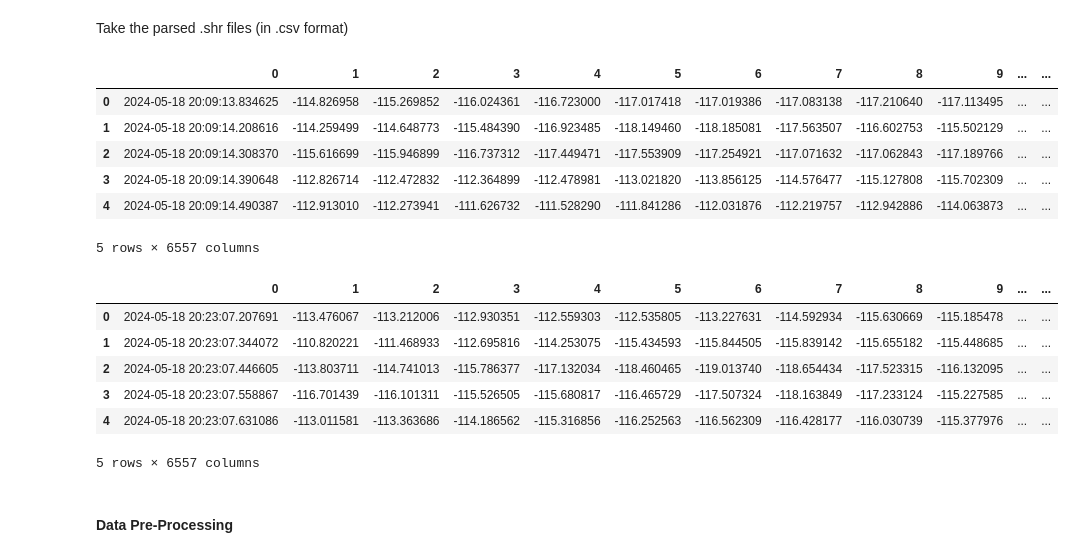
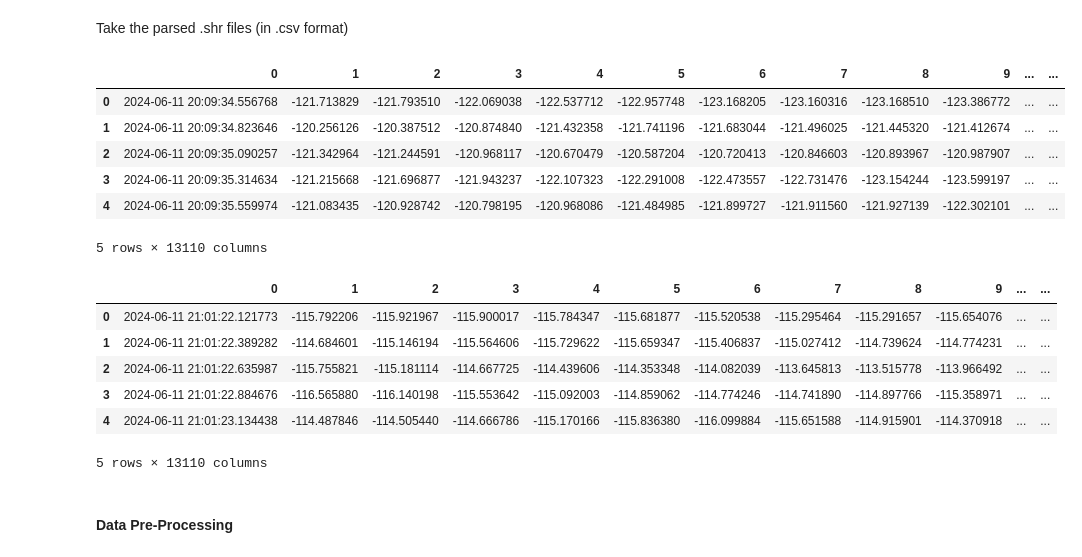
Before and after one commit to theorizchy/rf_anomaly_detection, a Jupyter notebook: 1_model_training.ipynb, the cells around one changed output. Cells and saved outputs as stored; diff of their text form; code cells hidden in the pictures.

```diff
--- a/1_model_training.ipynb
+++ b/1_model_training.ipynb
@@ -17,34 +17,38 @@ from sklearn.metrics import classification_report
 Take the parsed .shr files (in .csv format)
 # %%
 # Taken when camera is off
-normal_data = "clearwrite_captured_SWEEP_REC_2024-05-18 20h09m13s_cam_off.csv"
+# normal_data = "clearwrite_captured_SWEEP_REC_2024-05-18 20h09m13s_cam_off.csv"
+# normal_data = "clearwrite_captured_SWEEP_REC_2024-06-08 20h02m03s_cam_off_800k_span.csv"
+normal_data = "clearwrite_captured_SWEEP_REC_2024-06-11 20h09m34s_cam_off.csv"
 normal_file_path = os.path.join('output_file', normal_data)
 
 normal = pd.read_csv(normal_file_path, header=None)
 normal.head()
 # %% [output]
 |  | 0 | 1 | 2 | 3 | 4 | 5 | 6 | 7 | 8 | 9 | ... | ... |
-| 0 | 2024-05-18 20:09:13.834625 | -114.826958 | -115.269852 | -116.024361 | -116.723000 | -117.017418 | -117.019386 | -117.083138 | -117.210640 | -117.113495 | ... | ... |
-| 1 | 2024-05-18 20:09:14.208616 | -114.259499 | -114.648773 | -115.484390 | -116.923485 | -118.149460 | -118.185081 | -117.563507 | -116.602753 | -115.502129 | ... | ... |
-| 2 | 2024-05-18 20:09:14.308370 | -115.616699 | -115.946899 | -116.737312 | -117.449471 | -117.553909 | -117.254921 | -117.071632 | -117.062843 | -117.189766 | ... | ... |
-| 3 | 2024-05-18 20:09:14.390648 | -112.826714 | -112.472832 | -112.364899 | -112.478981 | -113.021820 | -113.856125 | -114.576477 | -115.127808 | -115.702309 | ... | ... |
-| 4 | 2024-05-18 20:09:14.490387 | -112.913010 | -112.273941 | -111.626732 | -111.528290 | -111.841286 | -112.031876 | -112.219757 | -112.942886 | -114.063873 | ... | ... |
+| 0 | 2024-06-11 20:09:34.556768 | -121.713829 | -121.793510 | -122.069038 | -122.537712 | -122.957748 | -123.168205 | -123.160316 | -123.168510 | -123.386772 | ... | ... |
+| 1 | 2024-06-11 20:09:34.823646 | -120.256126 | -120.387512 | -120.874840 | -121.432358 | -121.741196 | -121.683044 | -121.496025 | -121.445320 | -121.412674 | ... | ... |
+| 2 | 2024-06-11 20:09:35.090257 | -121.342964 | -121.244591 | -120.968117 | -120.670479 | -120.587204 | -120.720413 | -120.846603 | -120.893967 | -120.987907 | ... | ... |
+| 3 | 2024-06-11 20:09:35.314634 | -121.215668 | -121.696877 | -121.943237 | -122.107323 | -122.291008 | -122.473557 | -122.731476 | -123.154244 | -123.599197 | ... | ... |
+| 4 | 2024-06-11 20:09:35.559974 | -121.083435 | -120.928742 | -120.798195 | -120.968086 | -121.484985 | -121.899727 | -121.911560 | -121.927139 | -122.302101 | ... | ... |
-5 rows × 6557 columns
+5 rows × 13110 columns
 # %%
 # Taken when camera is on
-anomaly_data = "clearwrite_captured_SWEEP_REC_2024-05-18 20h23m07s_cam_on.csv"
+# anomaly_data = "clearwrite_captured_SWEEP_REC_2024-05-18 20h23m07s_cam_on.csv"
+# anomaly_data = "clearwrite_captured_SWEEP_REC_2024-06-08 17h54m59s_cam_on_800k_span.csv"
+anomaly_data = "clearwrite_captured_SWEEP_REC_2024-06-11 21h01m22s_cam_on.csv"
 anomaly_file_path = os.path.join('output_file', anomaly_data)
 
 anomaly = pd.read_csv(anomaly_file_path, header=None)
 anomaly.head()
 # %% [output]
 |  | 0 | 1 | 2 | 3 | 4 | 5 | 6 | 7 | 8 | 9 | ... | ... |
-| 0 | 2024-05-18 20:23:07.207691 | -113.476067 | -113.212006 | -112.930351 | -112.559303 | -112.535805 | -113.227631 | -114.592934 | -115.630669 | -115.185478 | ... | ... |
-| 1 | 2024-05-18 20:23:07.344072 | -110.820221 | -111.468933 | -112.695816 | -114.253075 | -115.434593 | -115.844505 | -115.839142 | -115.655182 | -115.448685 | ... | ... |
-| 2 | 2024-05-18 20:23:07.446605 | -113.803711 | -114.741013 | -115.786377 | -117.132034 | -118.460465 | -119.013740 | -118.654434 | -117.523315 | -116.132095 | ... | ... |
-| 3 | 2024-05-18 20:23:07.558867 | -116.701439 | -116.101311 | -115.526505 | -115.680817 | -116.465729 | -117.507324 | -118.163849 | -117.233124 | -115.227585 | ... | ... |
-| 4 | 2024-05-18 20:23:07.631086 | -113.011581 | -113.363686 | -114.186562 | -115.316856 | -116.252563 | -116.562309 | -116.428177 | -116.030739 | -115.377976 | ... | ... |
+| 0 | 2024-06-11 21:01:22.121773 | -115.792206 | -115.921967 | -115.900017 | -115.784347 | -115.681877 | -115.520538 | -115.295464 | -115.291657 | -115.654076 | ... | ... |
+| 1 | 2024-06-11 21:01:22.389282 | -114.684601 | -115.146194 | -115.564606 | -115.729622 | -115.659347 | -115.406837 | -115.027412 | -114.739624 | -114.774231 | ... | ... |
+| 2 | 2024-06-11 21:01:22.635987 | -115.755821 | -115.181114 | -114.667725 | -114.439606 | -114.353348 | -114.082039 | -113.645813 | -113.515778 | -113.966492 | ... | ... |
+| 3 | 2024-06-11 21:01:22.884676 | -116.565880 | -116.140198 | -115.553642 | -115.092003 | -114.859062 | -114.774246 | -114.741890 | -114.897766 | -115.358971 | ... | ... |
+| 4 | 2024-06-11 21:01:23.134438 | -114.487846 | -114.505440 | -114.666786 | -115.170166 | -115.836380 | -116.099884 | -115.651588 | -114.915901 | -114.370918 | ... | ... |
-5 rows × 6557 columns
+5 rows × 13110 columns
 # %% [markdown]
 #### Data Pre-Processing
 # %%
```
Also changed, not shown: parts of 11 cells of this notebook, 20 other files.
